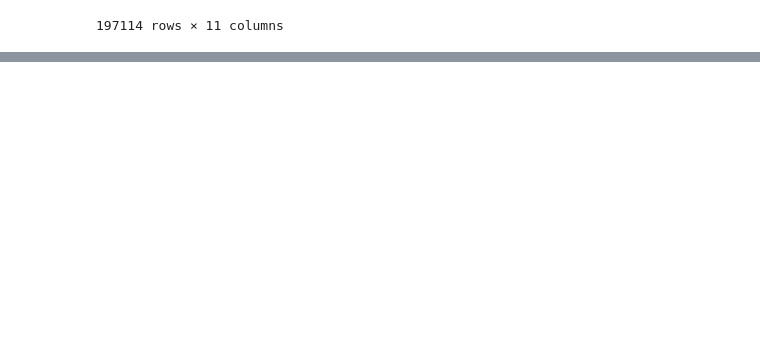
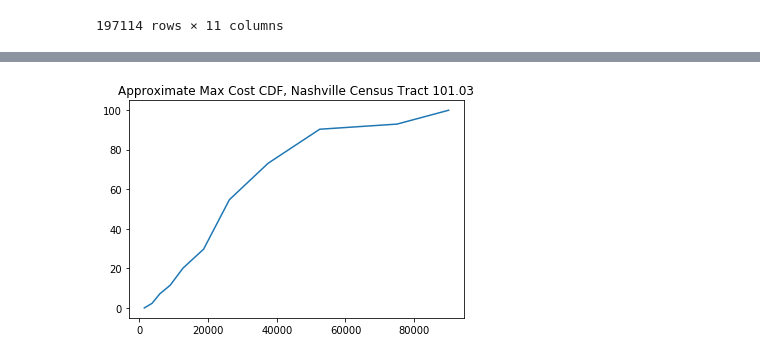
Before and after one commit to Cjcarlevato/data-question-4-affordable-housing-green-dogs, a Jupyter notebook: DQ4_Michael.ipynb, the cells around one changed output, grey strips where cells are left out. Cells and saved outputs as stored; diff of their text form; code cells hidden in the pictures; blank space fills up the shorter version.

Commit message:
added census data

```diff
--- a/DQ4_Michael.ipynb
+++ b/DQ4_Michael.ipynb
@@ -427,0 +445,4 @@ Name: 37013, dtype: float64
+# %%
+income_2016 = pd.read_csv('data/Census_Data/ACS_16_5YR_S1901/ACS_16_5YR_S1901_with_ann.csv')
+# %%
+households = [col for col in list(income_2016.columns) if 'HC01_EST_VC' in col and col <= 'HC01_EST_VC11' and col > 'HC01_EST_VC01']
@@ -427,0 +470,3 @@ Name: 37013, dtype: float64
+# %%
+# Minimum income amounts for each bracket
+min_income = [0, 10000, 15000, 25000, 35000, 50000, 75000, 100000, 150000, 200000]
@@ -427,0 +479,3 @@ Name: 37013, dtype: float64
+# %%
+# Maximum housing cost (30% of income)
+max_cost = np.array(min_income) * .3
@@ -427,0 +501,8 @@ Name: 37013, dtype: float64
+# %%
+x = np.append(max_cost, [90000])
+y = [0] + list(income_2016.loc[1, households].astype(float).cumsum())
+
+_ = plt.plot(x,y)
+_ = plt.title('Approximate Max Cost CDF, Nashville Census Tract 101.03')
+# %% [output]
+[figure, added]
```
Also changed, not shown: parts of 87 cells of this notebook.
